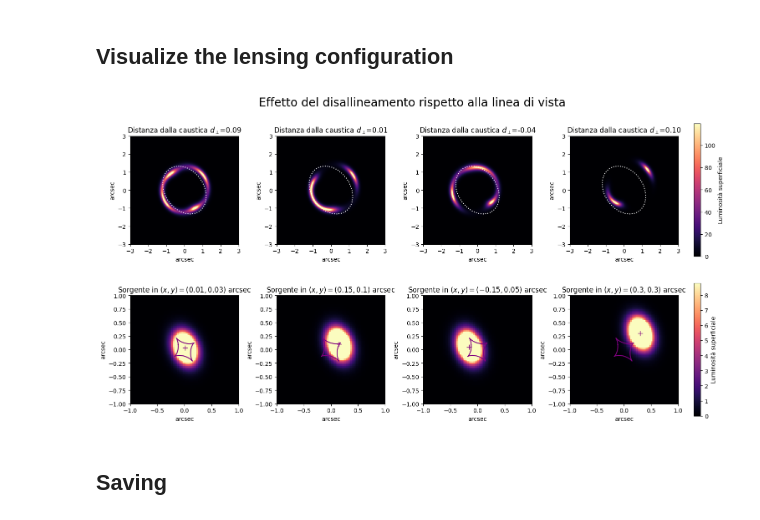
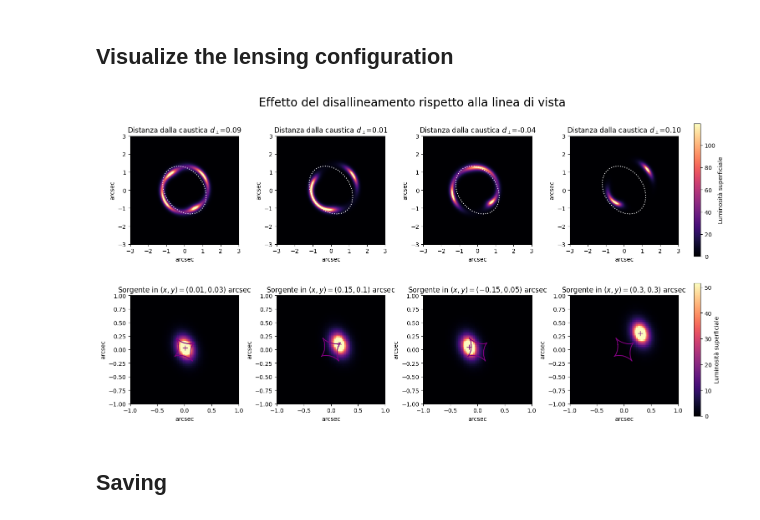
Before and after one commit to Nsab04/bachelor-thesis, a Jupyter notebook: notebooks/lensing_simulation.ipynb, the cells around one changed output. Saved outputs shown, nothing was run; the diff lists cells and outputs as text; code cells hidden in the pictures.

Commit message:
Risolto problema di saturazione nella figura del misalignment per migliore visibilità gradiente Sérsic

```diff
--- a/notebooks/lensing_simulation.ipynb
+++ b/notebooks/lensing_simulation.ipynb
@@ -234,8 +234,11 @@ Einstein radius: 1.43037718395119 arcsec
 ## Visualize the lensing configuration
 # %%
 d_caustic_all = []
+
 vmax_image2 = percentile_vmax(lensed_images_positions)
-vmax_unlensed = percentile_vmax(unlensed_images)
+
+# Use a higher percentile to enhance Sérsic structure visibility
+vmax_unlensed = percentile_vmax(unlensed_images, 99.9)
 
 fig2, ax2 = plt.subplots(2, 4, figsize=(15, 8), constrained_layout=True)
 
@@ -325,34 +328,34 @@ cbar1 = fig2.colorbar(
     pad=0.02
 )
 cbar1.set_label("Luminosità superficiale")
 
 # If you want to label the panels, uncomment this
 # labels_a = ["(1a)", "(2a)", "(3a)", "(4a)"]
 # labels_b = ["(1b)", "(2b)", "(3b)", "(4b)"]
 
 # for i, lab in enumerate(labels_a):
 #     ax2[0,i].text(
 #         0.03, 0.95,
 #         lab,
 #         transform=ax2[0,i].transAxes,
 #         color="white",
 #         fontsize=12,
 #         fontweight="bold",
 #         va="top"
 #     )
 
 # for i, lab in enumerate(labels_b):
 #     ax2[1,i].text(
 #         0.03, 0.95,
 #         lab,
 #         transform=ax2[1,i].transAxes,
 #         color="white",
 #         fontsize=12,
 #         fontweight="bold",
 #         va="top"
 #     )
 # %% [output]
-[figure, old version]
+[figure, new version]
 # %% [markdown]
 ## Saving
 # %%
```
Also changed, not shown: 3 other files.
